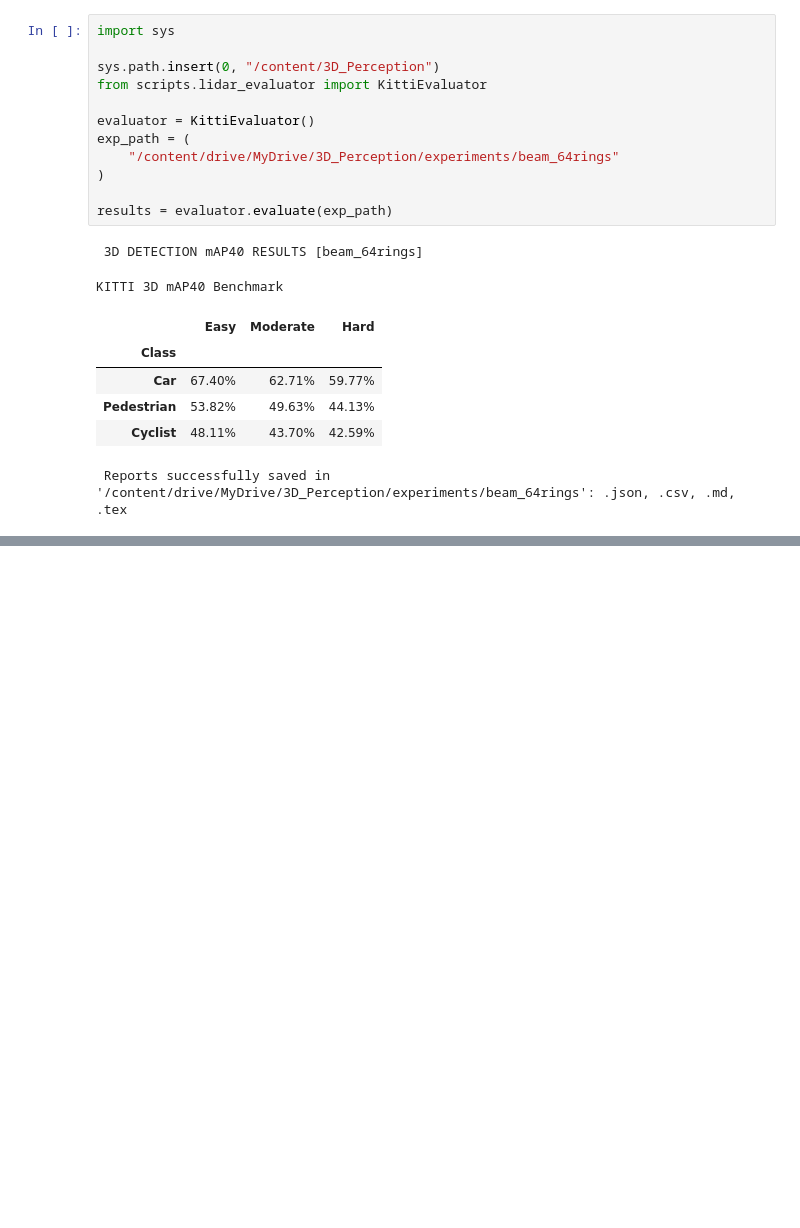
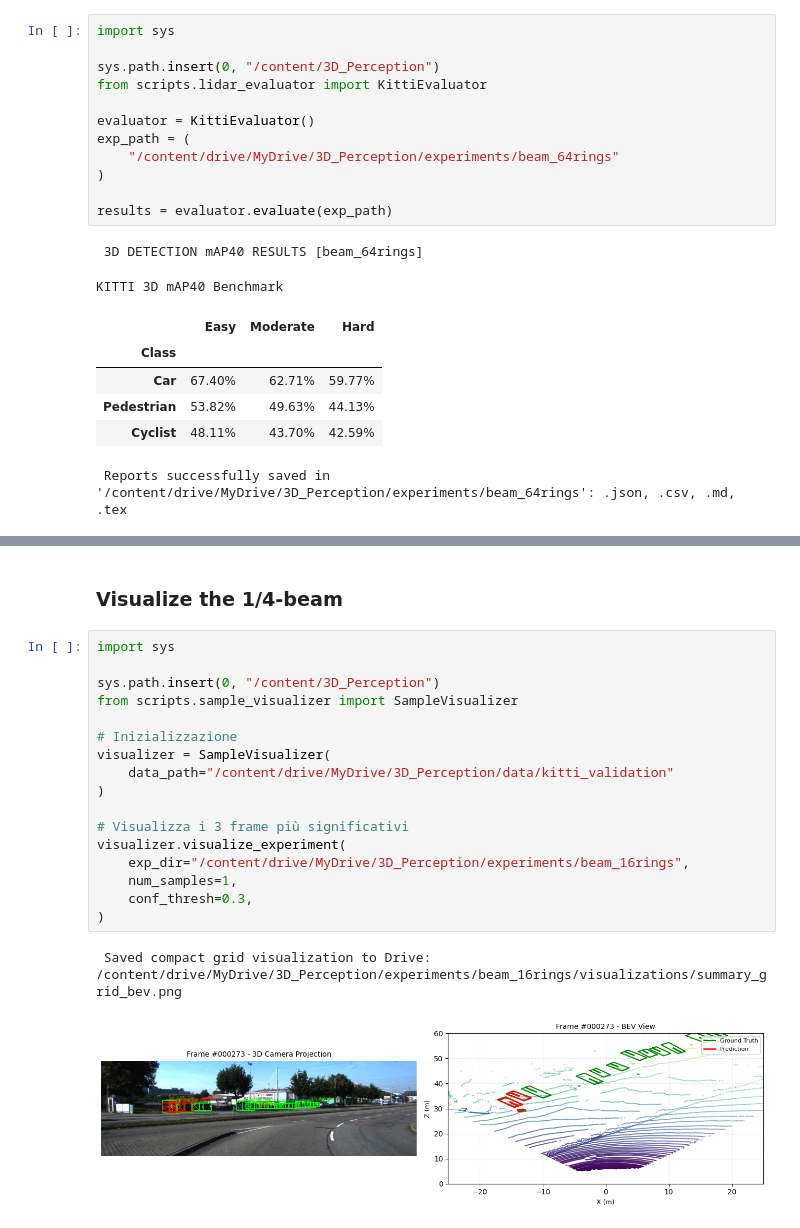
Before and after one commit to giacomosalvatori03/3D_Perception, a Jupyter notebook: notebooks/01_lidar_degradation.ipynb, the cells around one changed output, grey strips where cells are left out. Cells and saved outputs as stored; diff of their text form; blank space fills up the shorter version.

Commit message:
Added the comparer for the experiments

```diff
--- a/notebooks/01_lidar_degradation.ipynb
+++ b/notebooks/01_lidar_degradation.ipynb
@@ -352,0 +482,22 @@ KITTI 3D mAP40 Benchmark
+# %% [markdown]
+### Visualize the 1/4-beam
+# %%
+import sys
+
+sys.path.insert(0, "/content/3D_Perception")
+from scripts.sample_visualizer import SampleVisualizer
+
+# Inizializzazione
+visualizer = SampleVisualizer(
+    data_path="/content/drive/MyDrive/3D_Perception/data/kitti_validation"
+)
+
+# Visualizza i 3 frame più significativi
+visualizer.visualize_experiment(
+    exp_dir="/content/drive/MyDrive/3D_Perception/experiments/beam_16rings",
+    num_samples=1,
+    conf_thresh=0.3,
+)
+# %% [output]
+ Saved compact grid visualization to Drive: /content/drive/MyDrive/3D_Perception/experiments/beam_16rings/visualizations/summary_grid_bev.png
+[figure, added]
```
Also changed, not shown: parts of 25 cells of this notebook, 1 other file.
